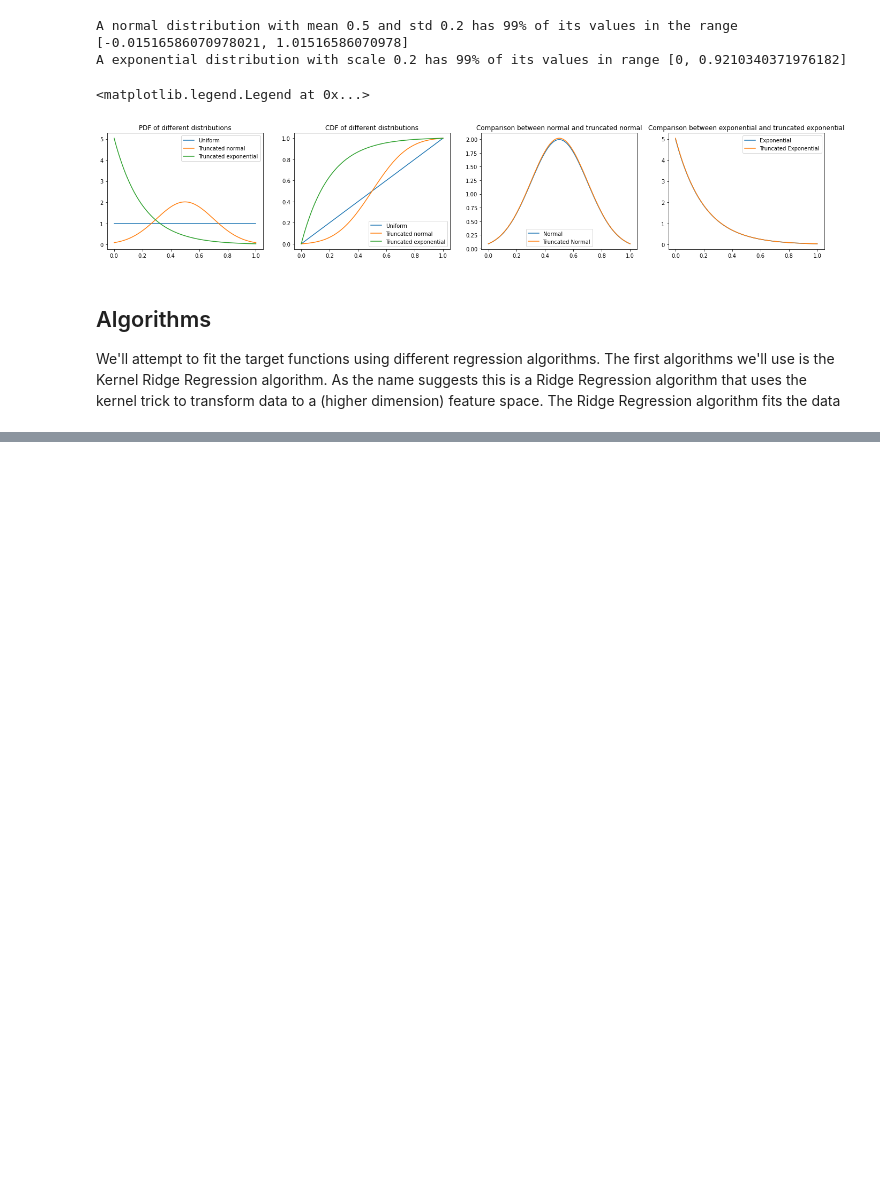
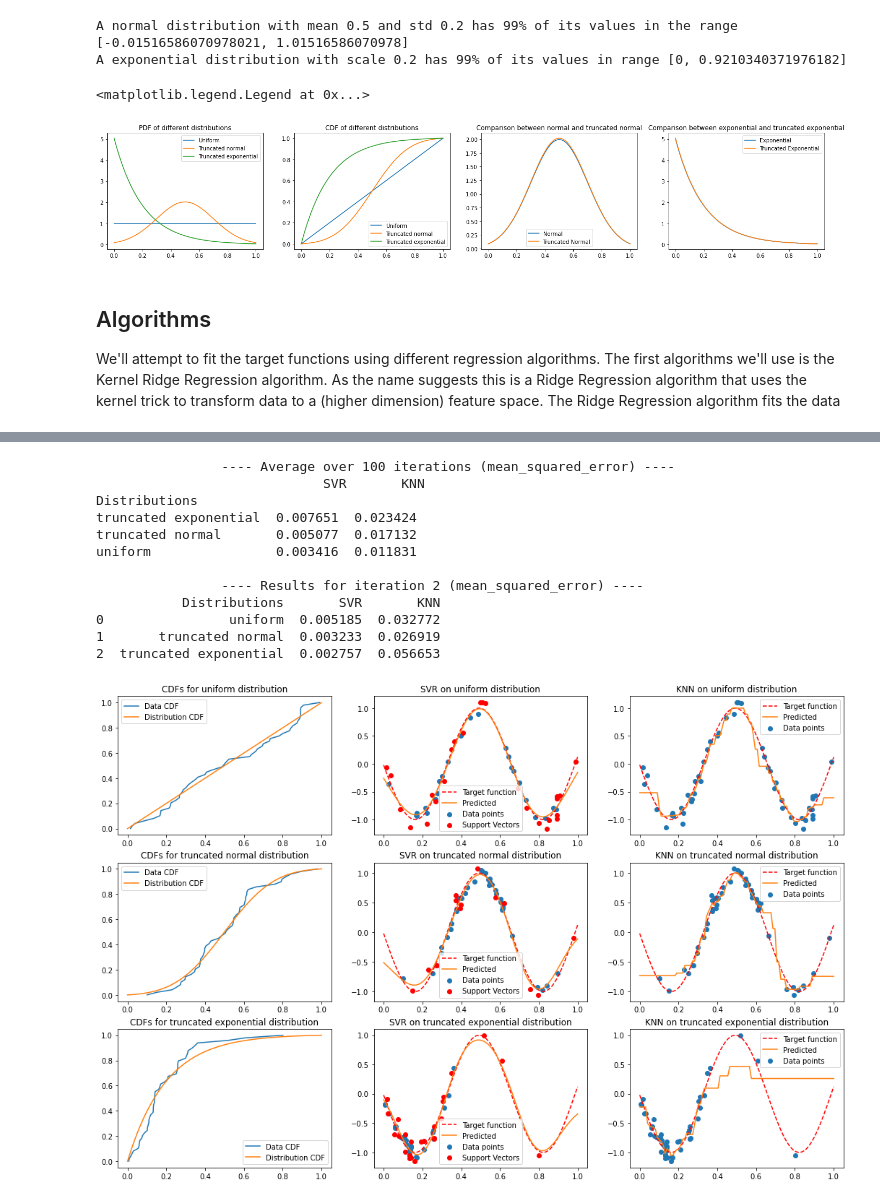
Before and after one commit to OlivierDelattre/SFoML_project, a Jupyter notebook: project.ipynb, the cells around one changed output, grey strips where cells are left out. Saved outputs shown, nothing was run; the diff lists cells and outputs as text; code cells hidden in the pictures; blank space fills up the shorter version.

```diff
--- a/project.ipynb
+++ b/project.ipynb
@@ -220,22 +257,23 @@ def plot_prediction(x, y, target_function, model, range=False, ax=plt):
         line.set_label("Data points")
     ax.legend()
 
-def fit_models(x, y):
+def fit_models(x, y, svr_param={}, knn_param={}):
     #fit the SVR
-    svr = SVR()
+    svr = SVR(**svr_param)
     svr.fit(X=x.reshape(-1, 1), y=y)
 
     #fit the KNN
-    knn = KNeighborsRegressor()
+    knn = KNeighborsRegressor(**knn_param)
     knn.fit(X=x.reshape(-1, 1), y=y)
 
     return svr, knn
 
 def plot_results(result_dicts, axss):
     for result, distr, name, axs in zip(result_dicts.values(), distrs, result_dicts.keys(), axss):
-        plot_results_for_distribution(result["x"], result["y"], distr, name, result["target"], result["svr"], result["knn"], axs)
+        plot_results_for_distribution(result, distr, name, axs)
 
-def plot_results_for_distribution(x, y, distr, distr_name, target_function, svr, knn, axs):
+def plot_results_for_distribution(result, distr, distr_name, axs):
+    x, y, target_function, svr, knn = result['x'], result['y'], result['target'], result['svr'], result['knn']
     assert(len(axs) == 3)
     ax1, ax2, ax3 = axs
     if ax1:
@@ -332,0 +336,36 @@ x_test[np.where([bool(x in support_vectors) for x in x_test])]
+# %%
+# Run experiment
+#target_function = lambda x: x - 0.5
+#shift = np.random.uniform(0, 1)
+#target_function = lambda x: (x-0.5)**2
+#target_function = lambda x: 2**x
+#target_function = lambda x: np.sin(10*x)
+
+num_datapoints = 50
+n_iterations = 100
+results = []
+for _ in range(n_iterations):
+    freq = np.random.uniform(1, 10)
+    offset = np.random.uniform(-10, 10)
+    target_function = lambda x, freq=freq, offset=offset: np.sin(freq*(x-offset))
+    results.append(run_1_iteration(target_function, num_datapoints, {}, {}))
+# %%
+df = average_results(results)
+print(f"\t\t---- Average over {n_iterations} iterations (mean_squared_error) ----\n", df)
+chosen_iteration = 2
+print(f"\n\t\t---- Results for iteration {chosen_iteration} (mean_squared_error) ----")
+plot_iteration_results(results[chosen_iteration])
+# %% [output]
+                ---- Average over 100 iterations (mean_squared_error) ----
+                             SVR       KNN
+Distributions
+truncated exponential  0.007651  0.023424
+truncated normal       0.005077  0.017132
+uniform                0.003416  0.011831
+
+                ---- Results for iteration 2 (mean_squared_error) ----
+           Distributions       SVR       KNN
+0                uniform  0.005185  0.032772
+1       truncated normal  0.003233  0.026919
+2  truncated exponential  0.002757  0.056653
+[figure, added]
```
Also changed, not shown: parts of 9 cells of this notebook.
